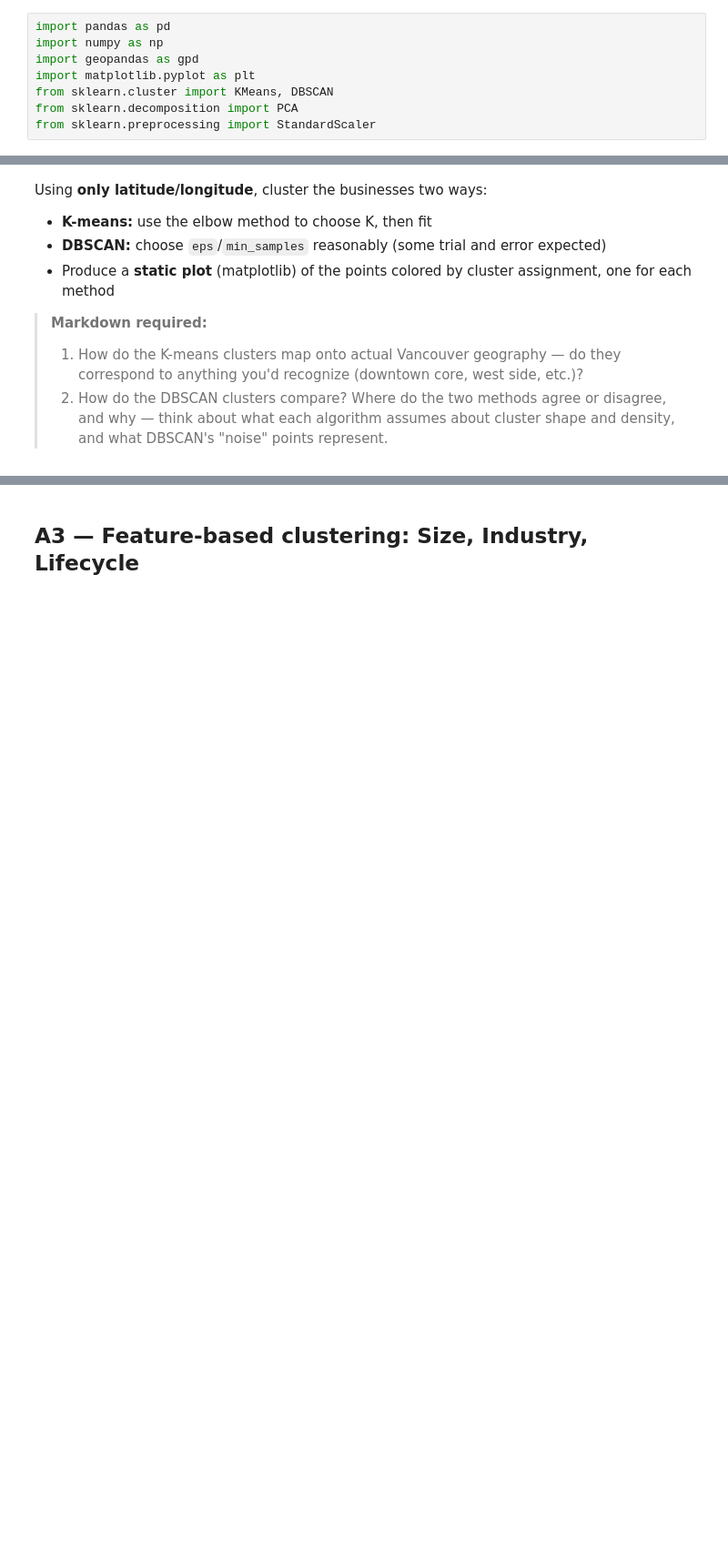
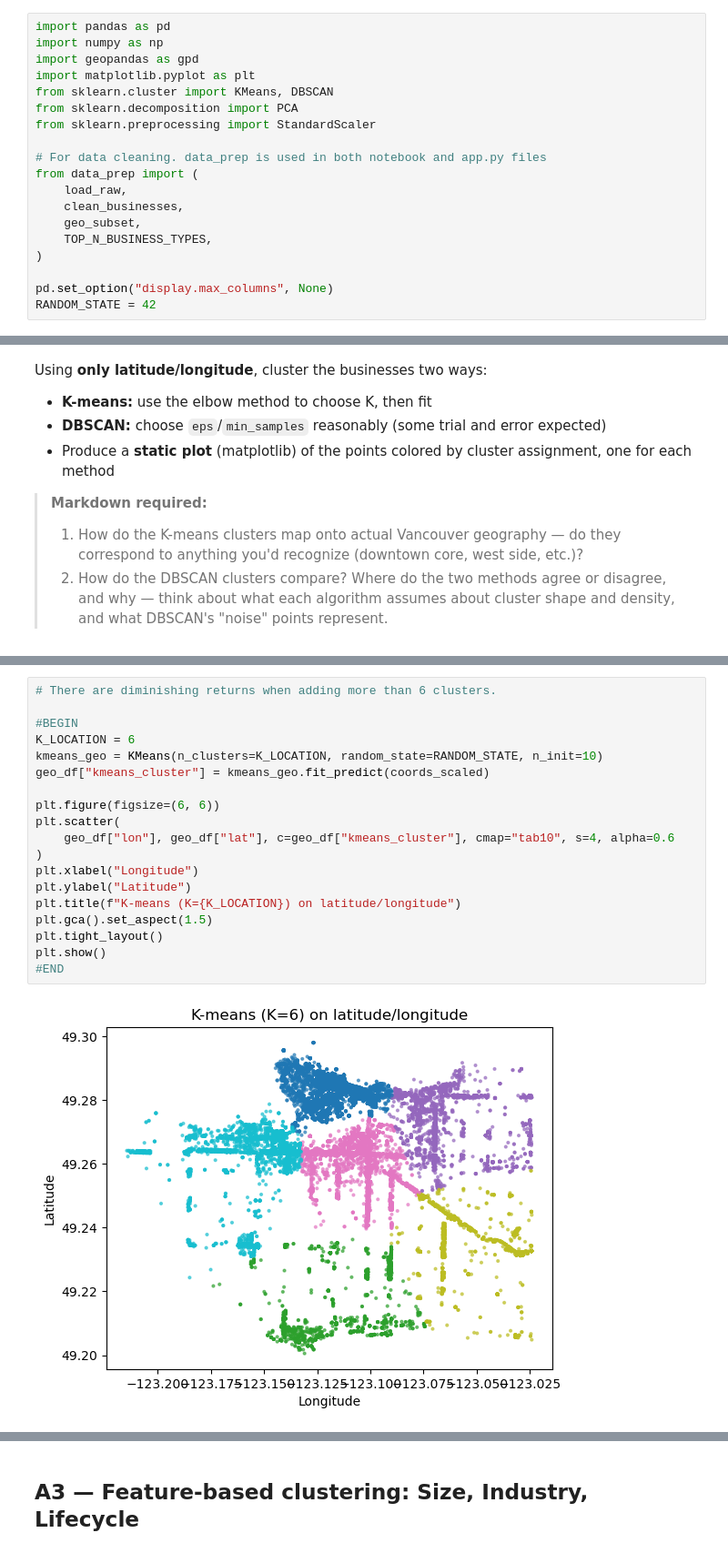
Before and after one commit to ChristianSantos2671/Santos_Christian_A03, a Jupyter notebook: iat461_a3_ChristianSantos_cjs30.ipynb, the cells around one changed output, grey strips where cells are left out. Shown at 91% size. Cells and saved outputs as stored; diff of their text form; blank space fills up the shorter version.

```diff
--- a/iat461_a3_ChristianSantos_cjs30.ipynb
+++ b/iat461_a3_ChristianSantos_cjs30.ipynb
@@ -10,6 +10,17 @@ import matplotlib.pyplot as plt
 from sklearn.cluster import KMeans, DBSCAN
 from sklearn.decomposition import PCA
 from sklearn.preprocessing import StandardScaler
+
+# For data cleaning. data_prep is used in both notebook and app.py files
+from data_prep import (
+    load_raw,
+    clean_businesses,
+    geo_subset,
+    TOP_N_BUSINESS_TYPES,
+)
+
+pd.set_option("display.max_columns", None)
+RANDOM_STATE = 42
 # %% [markdown]
 ## A1 — Data acquisition and cleaning
 # %% [markdown]
@@ -44,0 +204,21 @@ Using **only latitude/longitude**, cluster the businesses two ways:
+# %%
+# There are diminishing returns when adding more than 6 clusters.
+
+#BEGIN
+K_LOCATION = 6
+kmeans_geo = KMeans(n_clusters=K_LOCATION, random_state=RANDOM_STATE, n_init=10)
+geo_df["kmeans_cluster"] = kmeans_geo.fit_predict(coords_scaled)
+
+plt.figure(figsize=(6, 6))
+plt.scatter(
+    geo_df["lon"], geo_df["lat"], c=geo_df["kmeans_cluster"], cmap="tab10", s=4, alpha=0.6
+)
+plt.xlabel("Longitude")
+plt.ylabel("Latitude")
+plt.title(f"K-means (K={K_LOCATION}) on latitude/longitude")
+plt.gca().set_aspect(1.5)
+plt.tight_layout()
+plt.show()
+#END
+# %% [output]
+[figure, added]
```
Also changed, not shown: parts of 19 cells of this notebook, 2 other files.
